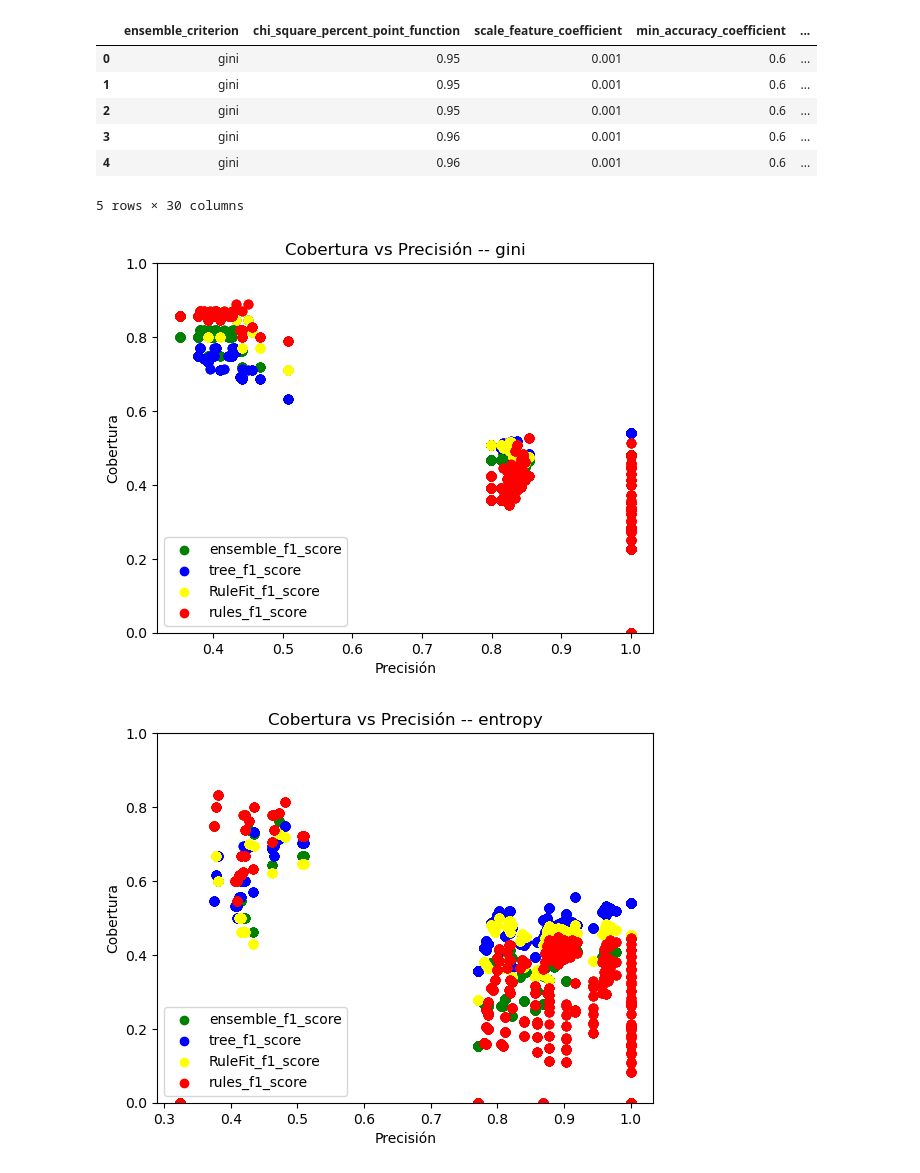
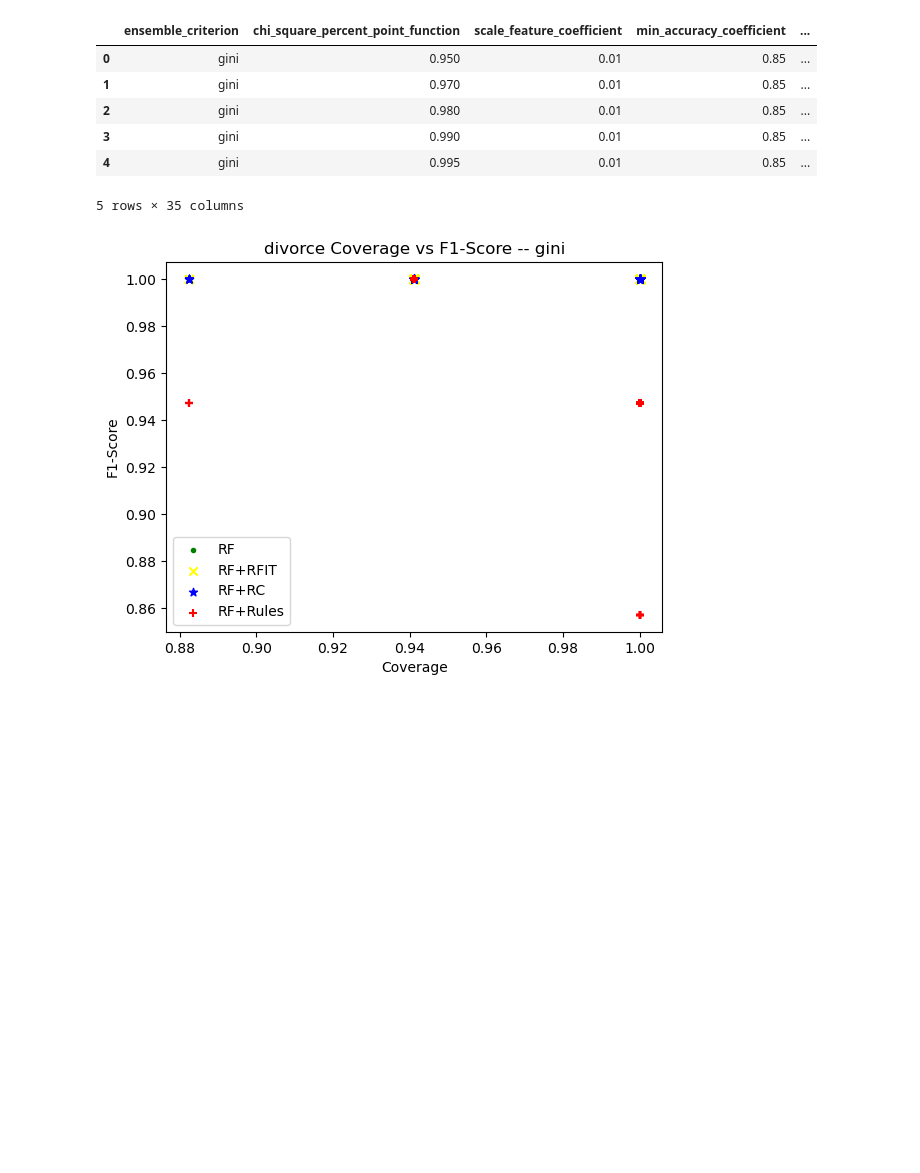
Before and after one commit to marioopv/iPRules, a Jupyter notebook: Results/display_dataset_results.ipynb, the cells around one changed output. Saved outputs shown, nothing was run; the diff lists cells and outputs as text; code cells hidden in the pictures; blank space fills up the shorter version.

```diff
--- a/Results/display_dataset_results.ipynb
+++ b/Results/display_dataset_results.ipynb
@@ -4,34 +4,37 @@ import pandas as pd
 import matplotlib.pyplot as plt
 
 # get input data
-csv_name = "Results_clean_dataset"
-#csv_name = "Results_dataset3"
-#csv_name = "Results_mushrooms"
-df = pd.read_csv(f'./{csv_name}.csv')
+#dataset_name = "kr-vs-kp"
+dataset_name = "divorce"
+#dataset_name = "salud-covid"
+df = pd.read_csv(f'./battery_{dataset_name}.csv')
 df.head()
 # %% [output]
 |  | ensemble_criterion | chi_square_percent_point_function | scale_feature_coefficient | min_accuracy_coefficient | ... |
-| 0 | gini | 0.95 | 0.001 | 0.6 | ... |
-| 1 | gini | 0.95 | 0.001 | 0.6 | ... |
-| 2 | gini | 0.95 | 0.001 | 0.6 | ... |
-| 3 | gini | 0.96 | 0.001 | 0.6 | ... |
-| 4 | gini | 0.96 | 0.001 | 0.6 | ... |
+| 0 | gini | 0.950 | 0.01 | 0.85 | ... |
+| 1 | gini | 0.970 | 0.01 | 0.85 | ... |
+| 2 | gini | 0.980 | 0.01 | 0.85 | ... |
+| 3 | gini | 0.990 | 0.01 | 0.85 | ... |
+| 4 | gini | 0.995 | 0.01 | 0.85 | ... |
-5 rows × 30 columns
+5 rows × 35 columns
 # %%
 
 for node_value in df["ensemble_criterion"].unique():
        fig, ax = plt.subplots()
        new_df = df.query(f'ensemble_criterion == \"{node_value}\"')
 
-       ax.scatter(new_df[" cobertura"], new_df[" ensemble_f1_score"], color="green", label="ensemble_f1_score")
-       ax.scatter(new_df[" cobertura"], new_df[" tree_f1_score"], color="blue", label="tree_f1_score")
-       ax.scatter(new_df[" cobertura"], new_df[" RuleFit_f1_score"], color="yellow", label="RuleFit_f1_score")
-       ax.scatter(new_df[" cobertura"], new_df[" rules_f1_score"], color="red", label="rules_f1_score")
-       ax.set(xlabel='Precisión', ylabel='Cobertura',
-              title=f'Cobertura vs Precisión -- {node_value}')
+       ax.scatter(new_df[" cobertura"], new_df[" ensemble_f1_score"], color="green", label="RF", marker=".")
+       #ax.scatter(new_df[" cobertura"], new_df[" tree_f1_score"], color="blue", label="tree_f1_score", marker="x")
+       ax.scatter(new_df[" cobertura"], new_df[" RuleFit_f1_score"], color="yellow", label="RF+RFIT", marker="x")
+       ax.scatter(new_df[" cobertura"], new_df[" RuleCOSI_f1_score"], color="blue", label="RF+RC", marker="*")
+       ax.scatter(new_df[" cobertura"], new_df[" rules_f1_score"], color="red", label="RF+Rules", marker="+")
+       ax.set(
+              xlabel='Coverage',
+              ylabel='F1-Score',
+              title=f'{dataset_name} Coverage vs F1-Score -- {node_value}')
        plt.legend(loc="lower left")
-       plt.ylim(0.0, 1.0)
+       #plt.ylim(0.5, 1.1)
+       #plt.xlim(0.5, 1.1)
        plt.show()
 # %% [output]
-[figure, old version]
+[figure, new version]
-[figure, removed]
```
Also changed, not shown: parts of 1 cell of this notebook, 6 other files.
